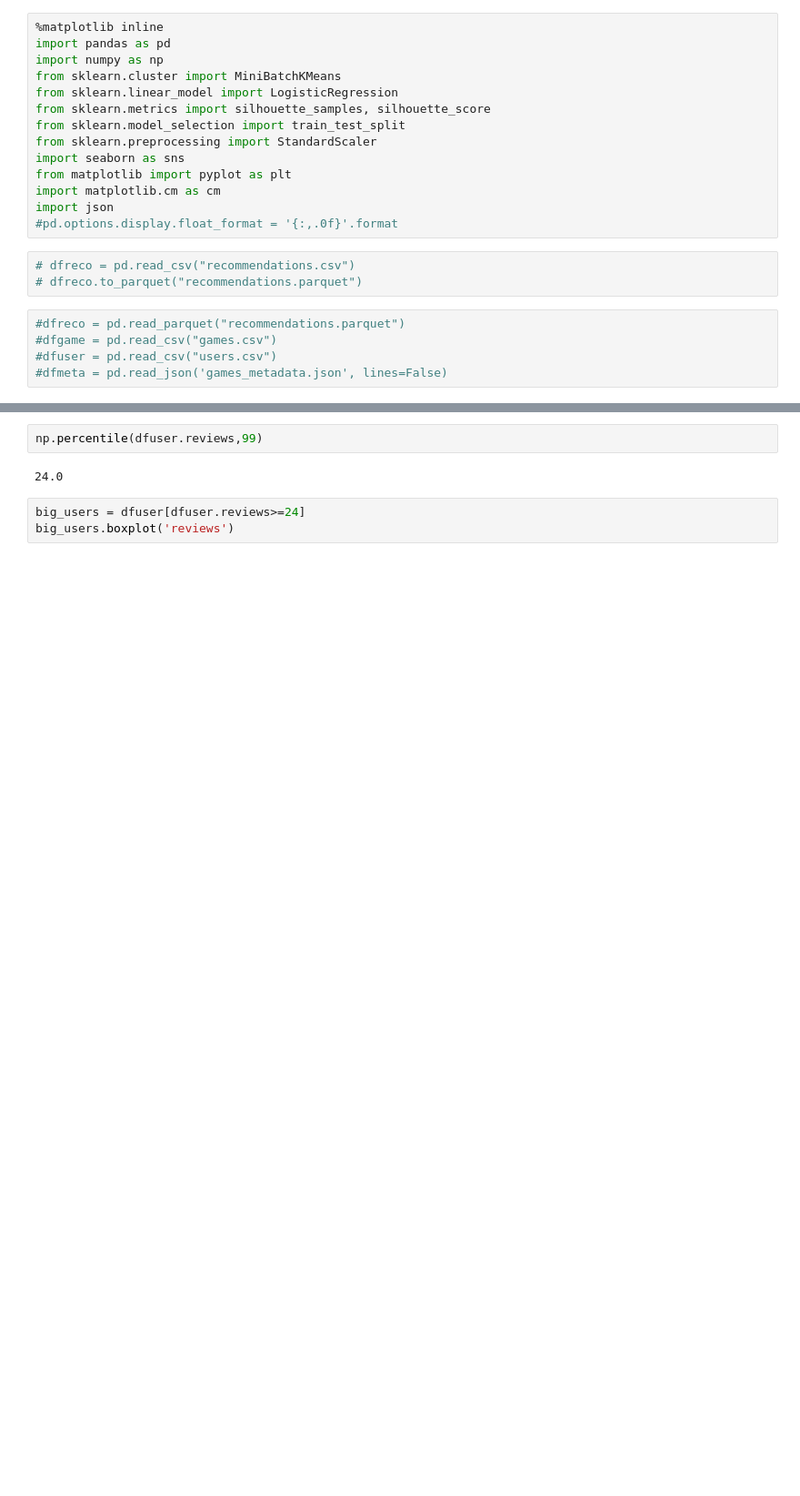
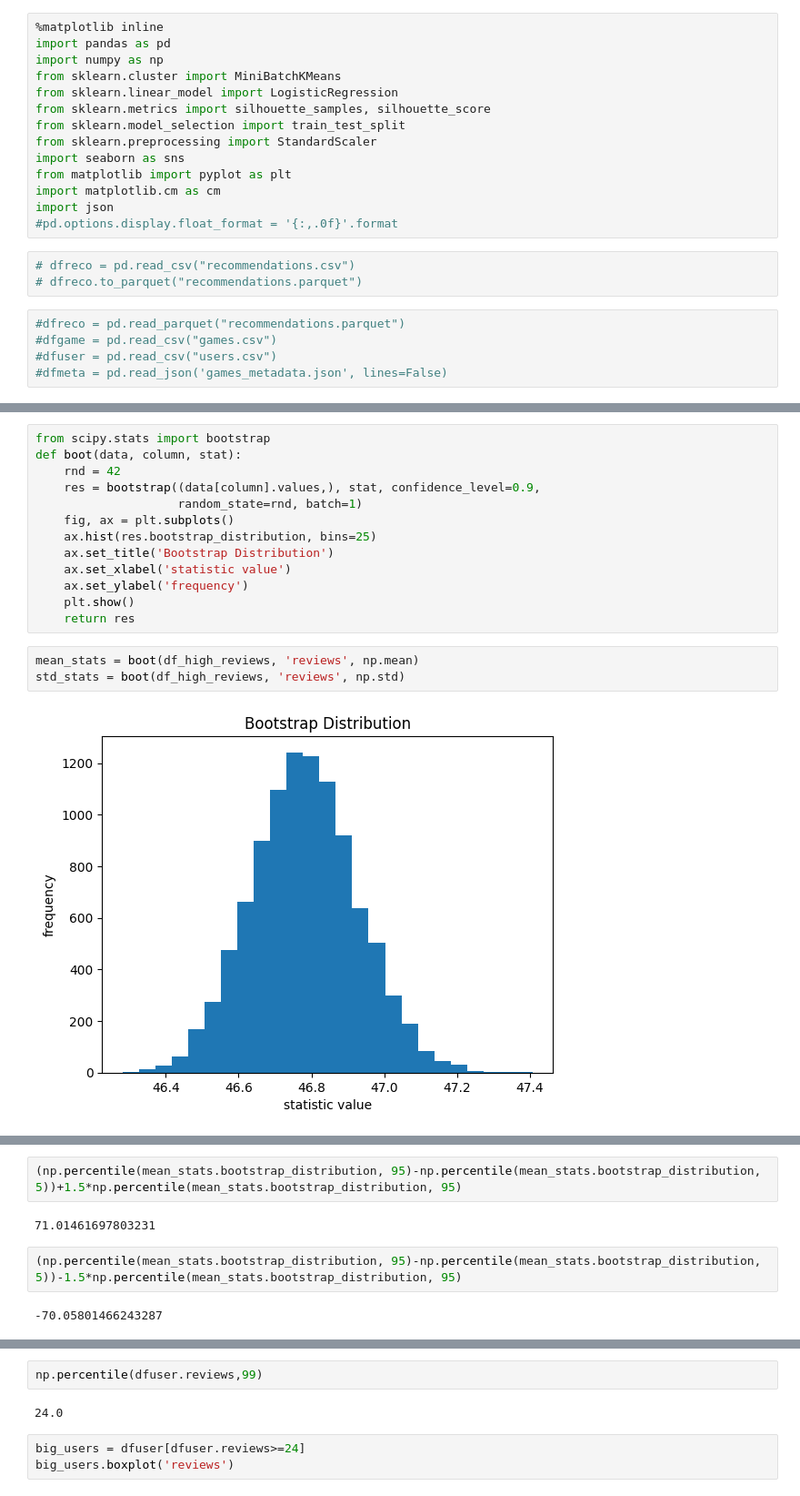
Before and after one commit to swatt45/Capstone, a Jupyter notebook: D502 EDA.ipynb, the cells around one changed output, grey strips where cells are left out. Shown: that part at 91% size. Cells and saved outputs as stored; diff of their text form; blank space fills up the shorter version.

```diff
--- a/D502 EDA.ipynb
+++ b/D502 EDA.ipynb
@@ -69,0 +68,18 @@ dfslim.set_index('user_id')
+# %%
+from scipy.stats import bootstrap
+def boot(data, column, stat):
+    rnd = 42
+    res = bootstrap((data[column].values,), stat, confidence_level=0.9,
+                    random_state=rnd, batch=1)
+    fig, ax = plt.subplots()
+    ax.hist(res.bootstrap_distribution, bins=25)
+    ax.set_title('Bootstrap Distribution')
+    ax.set_xlabel('statistic value')
+    ax.set_ylabel('frequency')
+    plt.show()
+    return res
+# %%
+mean_stats = boot(df_high_reviews, 'reviews', np.mean)
+std_stats = boot(df_high_reviews, 'reviews', np.std)
+# %% [output]
+[figure, added]
@@ -69,0 +87,8 @@ dfslim.set_index('user_id')
+# %%
+(np.percentile(mean_stats.bootstrap_distribution, 95)-np.percentile(mean_stats.bootstrap_distribution, 5))+1.5*np.percentile(mean_stats.bootstrap_distribution, 95)
+# %% [output]
+71.01461697803231
+# %%
+(np.percentile(mean_stats.bootstrap_distribution, 95)-np.percentile(mean_stats.bootstrap_distribution, 5))-1.5*np.percentile(mean_stats.bootstrap_distribution, 95)
+# %% [output]
+-70.05801466243287
```
Also changed, not shown: parts of 16 cells of this notebook.
